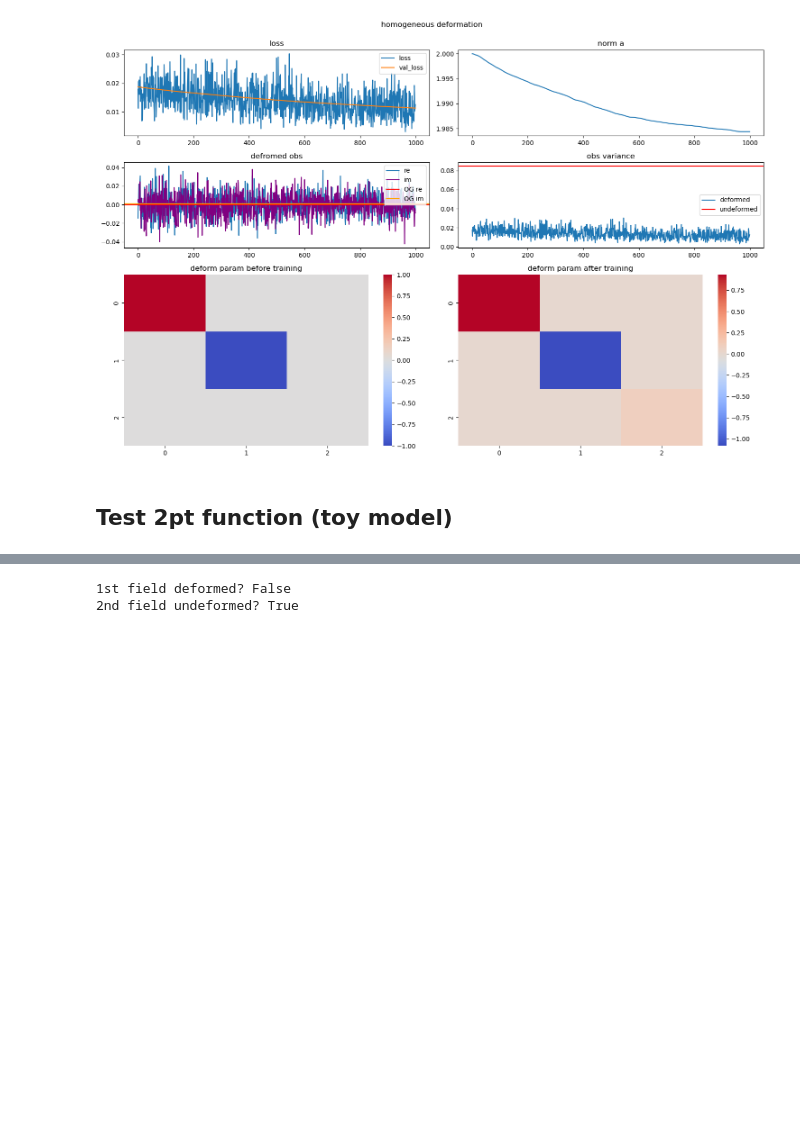
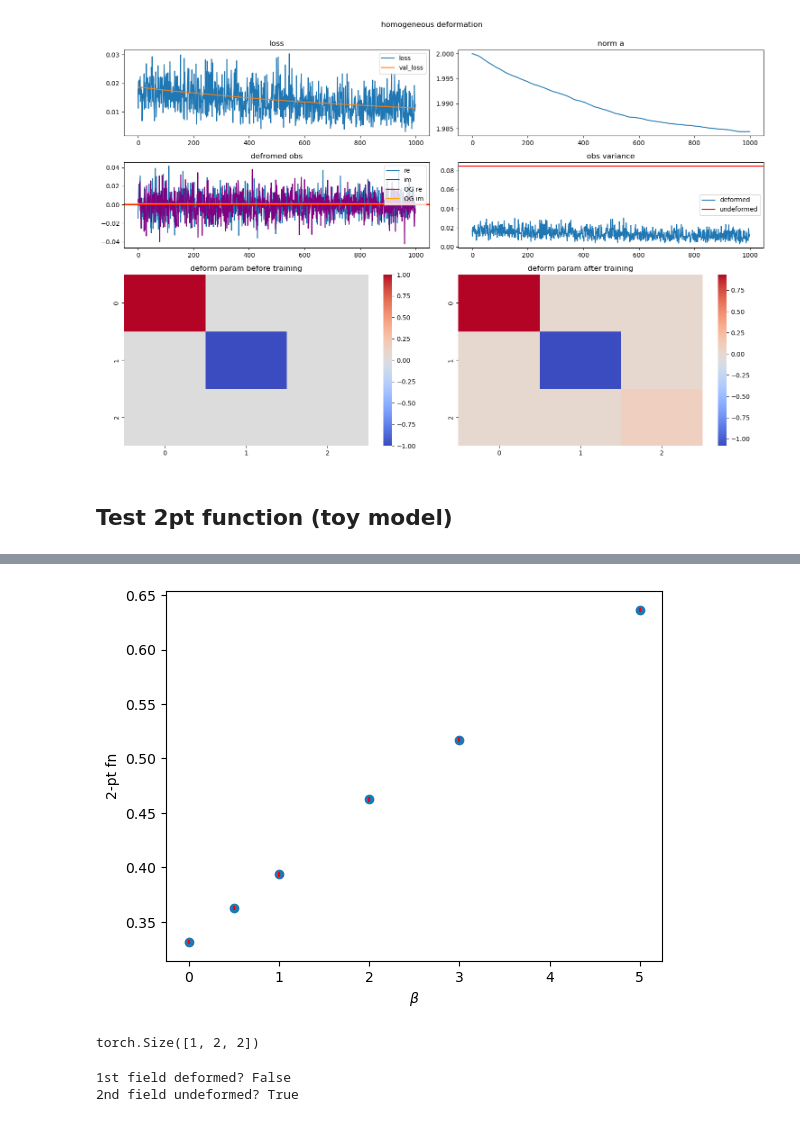
Before and after one commit to dHuberYoumans/CPNStN, a Jupyter notebook: toy_model/scrapbook.ipynb, the cells around one changed output, grey strips where cells are left out. Saved outputs shown, nothing was run; the diff lists cells and outputs as text; code cells hidden in the pictures; blank space fills up the shorter version.

```diff
--- a/toy_model/scrapbook.ipynb
+++ b/toy_model/scrapbook.ipynb
@@ -998,7 +998,7 @@ def generate_toy_samples(n,beta,N_steps = 10_000, burnin = 1_000, skip = 10):
 
     print("creating samples ... \n")
 
-    phi, alpha = create_samples(n=n,phi0=phi0,beta=beta,N_steps=N_steps,burnin=burnin,k=skip)
+    phi, alpha = create_samples_II(n=n,phi0=phi0,beta=beta,N_steps=N_steps,burnin=burnin,k=skip)
 
     return phi, alpha
 
@@ -1139,3 +1139,20 @@ def train_2pt(model,phi,epochs,loss_fct,lr=1e-4,split=0.7,batch_size=32):
     assert len(detJ.shape) == 1, f'detJ has wrong dim: {detJ.shape} but must be 1'
 
     return tildeZ, detJ
+# %%
+n=2
+Nboot = 1000
+betas = [0.0, 0.5, 1.0, 2.0, 3.0, 5.0]
+undeformed_obs_re = []
+undeformed_obs_im = []
+
+for beta in betas:
+    phi, alpha = generate_toy_samples(n,beta)
+    obs_ = ToyObs.two_pt_full(phi)
+    mean_re, err_re = al.bootstrap(grab(obs_),Nboot=Nboot,f=al.rmean)
+    # mean_re, err_re = al.bootstrap(grab(obs_.real),Nboot=Nboot,f=al.rmean)
+    # mean_im, err_im = al.bootstrap(grab(obs_.imag),Nboot=Nboot,f=al.imean)
+    undeformed_obs_re.append((mean_re,err_re))
+    # undeformed_obs_im.append((mean_im,err_im))
+
+print("\ndone")
@@ -1142,3 +1166,38 @@ def train_2pt(model,phi,epochs,loss_fct,lr=1e-4,split=0.7,batch_size=32):
+# %%
+obs_re = np.array([val for val, _ in undeformed_obs_re])
+err_obs_re = np.array([err for _, err in undeformed_obs_re])
+
+# obs_im = np.array([val for val, _ in undeformed_obs_im])
+# err_obs_im = np.array([err for _, err in undeformed_obs_im])
+
+plt.errorbar(betas,obs_re,err_obs_re,ecolor='red',barsabove=True,marker='o',ls='')
+plt.xlabel(r'$\beta$')
+plt.ylabel('2-pt fn');
+
+# fig, ax = plt.subplots(nrows=1,ncols=2,figsize=(15,5))
+# ax[0].errorbar(betas,obs_re,err_obs_re,ecolor='red',barsabove=True,marker='o',ls='')
+# ax[0].set_xlabel(r'$\beta$')
+# ax[0].set_ylabel('2-pt fn')
+# ax[0].set_title('real')
+
+# ax[1].errorbar(betas,obs_im,err_obs_im,ecolor='red',barsabove=True,marker='o',ls='')
+# ax[1].set_xlabel(r'$\beta$')
+# ax[1].set_ylabel('2-pt fn')
+# ax[1].set_title('imag')
+# %% [output]
+[figure, added]
+# %%
+t = torch.randn(1)
+c = torch.cos(t)
+s = torch.sin(t)
+R = torch.stack([
+    torch.cos(t), -torch.sin(t),
+    torch.sin(t), torch.cos(t)
+], dim=-1).reshape(len(t), 2, 2)
+
+R.shape
+# %% [output]
+torch.Size([1, 2, 2])
 # %%
 # TEST COMPLEXIFY SINGLE FIELD
 n = 2
```
Also changed, not shown: parts of 1 cell of this notebook, 1 other file.
